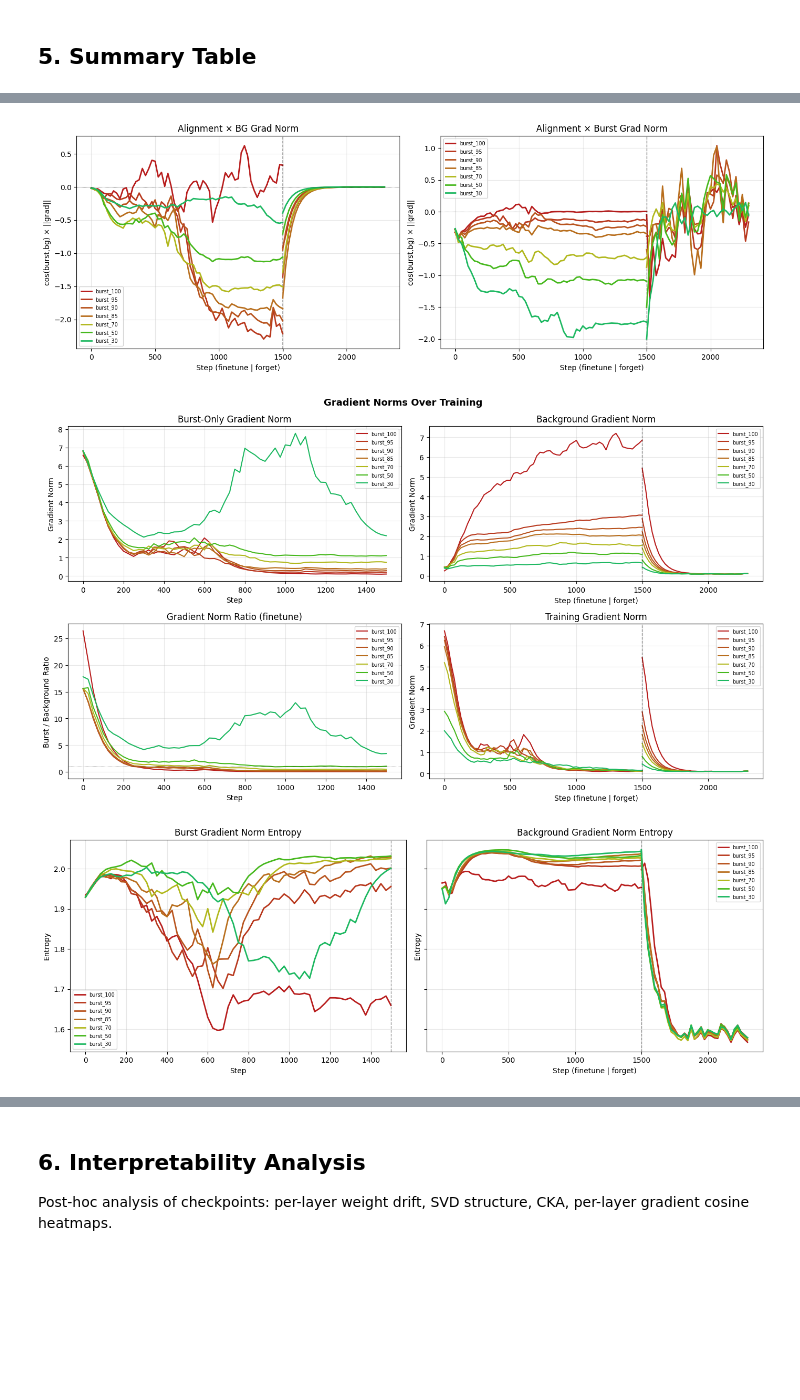
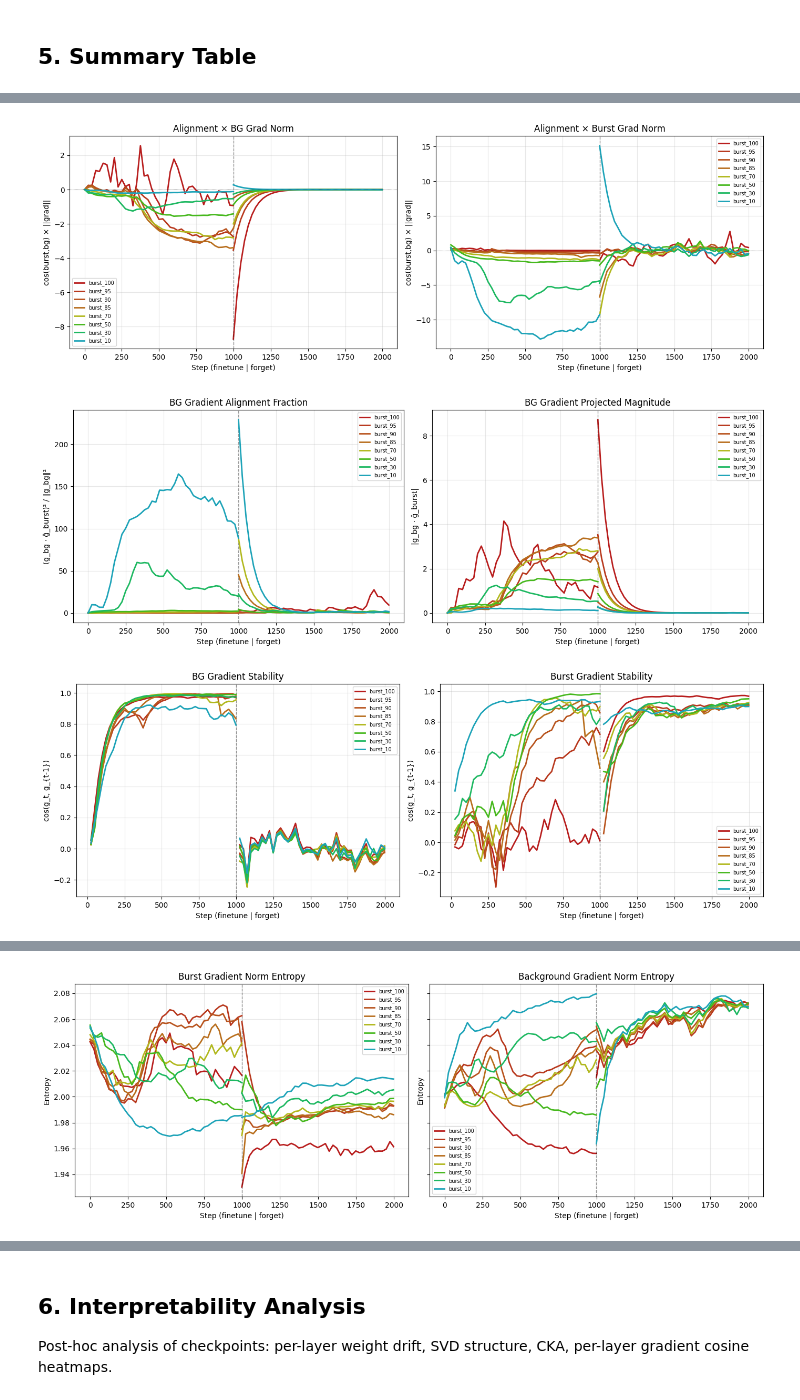
Before and after one commit to ipdimitrov/compositional_capabilities_burst, a Jupyter notebook: notebooks/burst_simple.ipynb, the cells around one changed output, grey strips where cells are left out. Saved outputs shown, nothing was run; the diff lists cells and outputs as text; code cells hidden in the pictures; blank space fills up the shorter version.

```diff
--- a/notebooks/burst_simple.ipynb
+++ b/notebooks/burst_simple.ipynb
@@ -28,7 +28,8 @@ SEED = 42  # change this to vary experiments
 
 One call, reuse across all phases. Adjust `depth`, `burst_pos`, `n_a` to change task complexity.
 # %%
-data = make_data(depth=3, burst_pos=3, n_a=4, seed=SEED)
+data = make_data(depth=3, burst_pos=3, n_a=4, n_burst=4,
+                 identity_burst_slot=False, seed=SEED)
 print(f"Vocab: {data['vocab_size']}, Context: {data['context_size']}, Prompt: {data['prompt_len']}")
 print(f"Other tasks: {data['task_info']['n_other_tasks']}, Burst tasks: {data['task_info']['n_burst_tasks']}")
 # %% [output]
@@ -45,7 +46,7 @@ plt.show()
 
 Trains on background data until loss plateaus. Saves checkpoint to reuse.
 # %%
-pt = pretrain(data, f"{OUT}/pretrain", seed=SEED)
+pt = pretrain(data, f"{OUT}/pretrain", seed=SEED, lr=1e-4)
 report.plot_pretrain(pt)
 plt.show()
 print(f"Checkpoint: {pt['ckpt_path']}")
@@ -65,7 +66,7 @@ from simple.finetune import _finetune_worker
 FRACS = [1.0, 0.95, 0.9, 0.85, 0.7, 0.5, 0.3]
 
 jobs = [dict(data=data, pretrain_ckpt=pt["ckpt_path"], out_dir=f"{OUT}/finetune",
-             burst_frac=frac, steps=1500, lr=5e-5, seed=SEED, quiet=True)
+             burst_frac=frac, steps=1000, lr=5e-5, seed=SEED, quiet=True)
         for frac in FRACS]
 
 ctx = mp.get_context("spawn")
@@ -88,7 +90,7 @@ for r in ft_results:
 from simple.forget import _forget_worker
 
 jobs = [dict(data=data, finetune_ckpt=ft["ckpt_path"], out_dir=f"{OUT}/forget",
-             pretrain_ckpt=pt["ckpt_path"], steps=800, lr=1e-4, seed=SEED, quiet=True)
+             pretrain_ckpt=pt["ckpt_path"], steps=1000, lr=1e-4, seed=SEED, quiet=True)
         for ft in ft_results]
 
 with ctx.Pool(len(ft_results)) as pool:
@@ -123,4 +127,5 @@ burst_30           30%  0.996  0.419   57.9      424   25.000   50.000
 # %%
+os.environ["ENABLE_SMOOTHING"] = "0"
 # Full trajectory: pretrain + continuous finetune→forget (acc + loss)
 fig = report.plot_full_trajectory(pt, ft_results, fg_results)
 plt.show()
@@ -147,6 +152,18 @@ plt.show()
 fig = report.plot_grad_alignment_norm(ft_results, fg_results)
 plt.show()
 
+# BG gradient projection onto burst direction
+fig = report.plot_grad_projection(ft_results, fg_results)
+plt.show()
+
+# Gradient directional stability (consecutive-step autocorrelation)
+fig = report.plot_grad_stability(ft_results, fg_results)
+plt.show()
+
+# Effective velocity: stability × magnitude (is the model really moving?)
+fig = report.plot_grad_effective_velocity(ft_results, fg_results)
+plt.show()
+
 # Gradient norms: continuous where possible
 fig = report.plot_grad_norms(ft_results, fg_results)
 plt.show()
@@ -167,3 +184,3 @@ plt.show()
-[figure, old version]
+[figure, new version]
-[figure, old version]
+[figure, new version]
-[figure, old version]
+[figure, new version]
@@ -170,0 +189 @@ plt.show()
+[figure, added]
```
Also changed, not shown: parts of 9 cells of this notebook, 6 other files.
